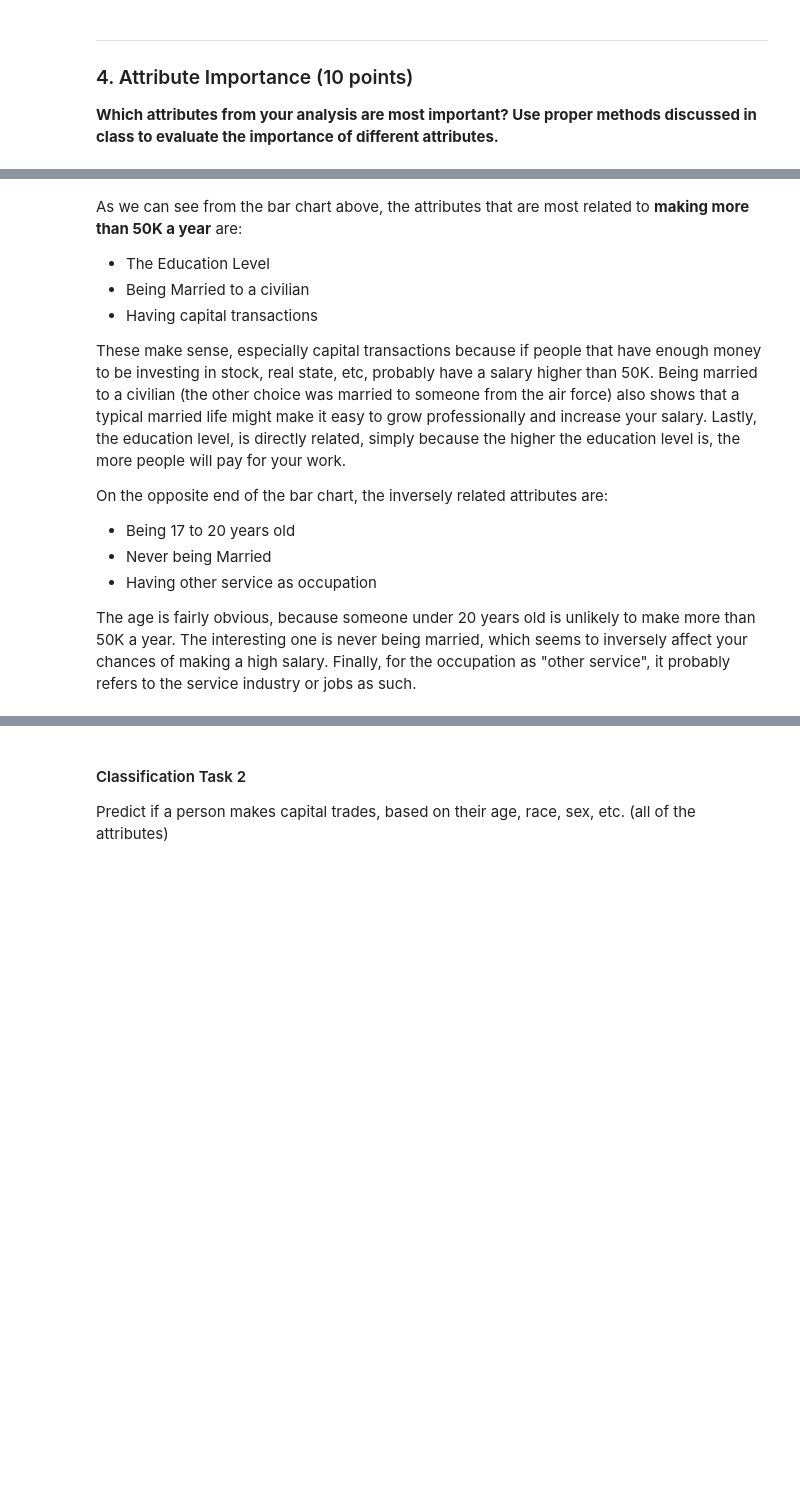
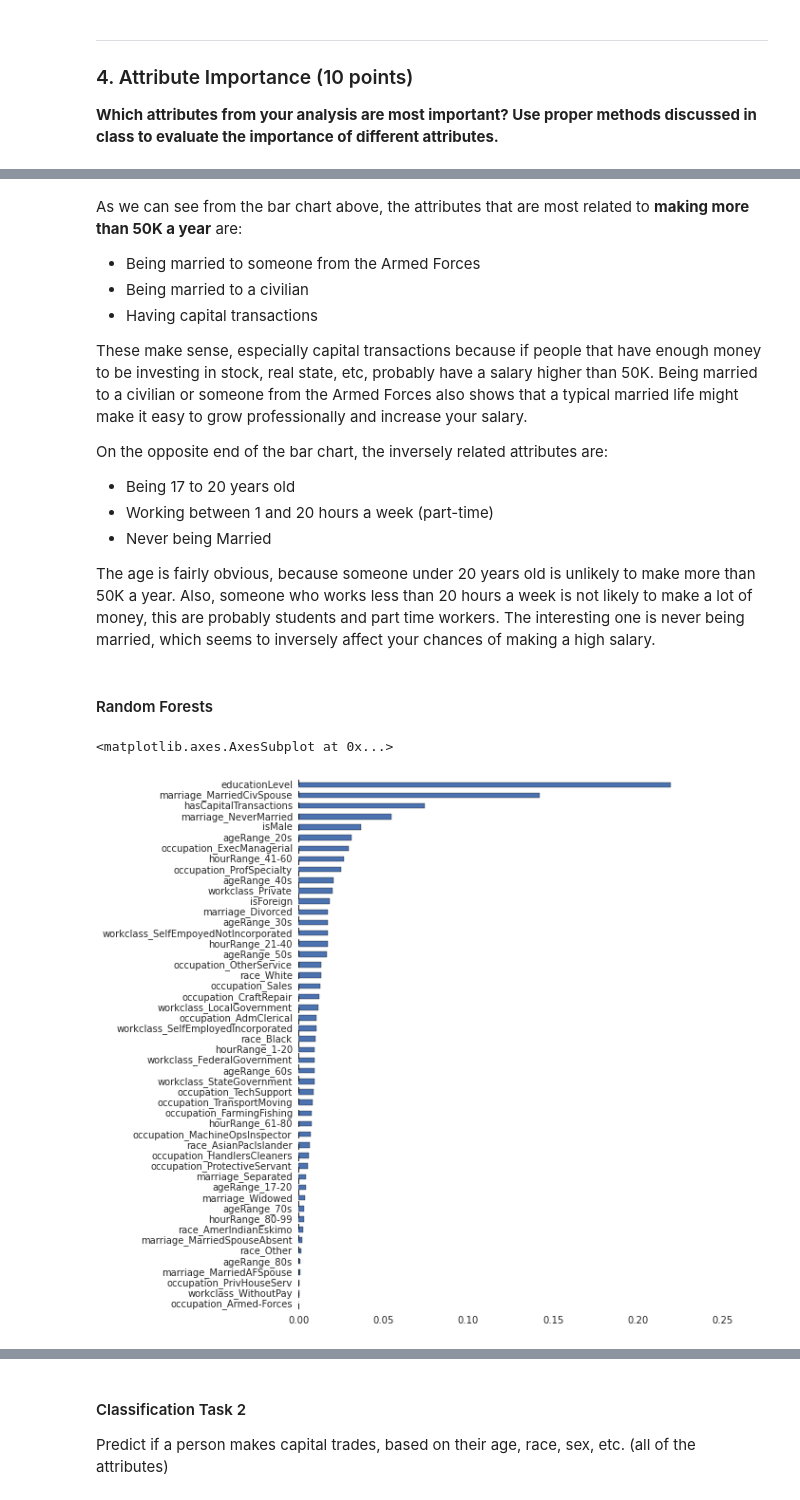
Before and after one commit to SpencerKaiser/DataMining, a Jupyter notebook: 03_AssignmentThree/A3-Master.ipynb, the cells around one changed output, grey strips where cells are left out. Drawn from its saved outputs; the diff is of its cells as text; code cells hidden in the pictures; blank space fills up the shorter version.

```diff
--- a/03_AssignmentThree/A3-Master.ipynb
+++ b/03_AssignmentThree/A3-Master.ipynb
@@ -879,18 +878,29 @@ weights.plot(kind='barh',figsize=(8,20))
 # %% [markdown]
 As we can see from the bar chart above, the attributes that are most related to **making more than 50K a year** are:
-* The Education Level
-* Being Married to a civilian
+* Being married to someone from the Armed Forces
+* Being married to a civilian
 * Having capital transactions
 
 These make sense, especially capital transactions because if people that have enough money to be investing in stock, real state, etc, probably have a salary higher than 50K.
-Being married to a civilian (the other choice was married to someone from the air force) also shows that a typical married life might make it easy to grow professionally and increase your salary.
-Lastly, the education level, is directly related, simply because the higher the education level is, the more people will pay for your work.
+Being married to a civilian or someone from the Armed Forces also shows that a typical married life might make it easy to grow professionally and increase your salary.
 
 On the opposite end of the bar chart, the inversely related attributes are:
 * Being 17 to 20 years old
+* Working between 1 and 20 hours a week (part-time)
 * Never being Married
-* Having other service as occupation
 
 The age is fairly obvious, because someone under 20 years old is unlikely to make more than 50K a year.
+Also, someone who works less than 20 hours a week is not likely to make a lot of money, this are probably students and part time workers.
 The interesting one is never being married, which seems to inversely affect your chances of making a high salary.
-Finally, for the occupation as "other service", it probably refers to the service industry or jobs as such.
+# %% [markdown]
+#### Random Forests
+# %%
+# now let's make a pandas Series with the names and values, and plot them
+%matplotlib inline
+
+weights = pd.Series(RFTask1.feature_importances_,index=df1.columns)
+weights = weights.order(ascending=True)
+weights.plot(kind='barh',figsize=(8,10))
+# %% [output]
+<matplotlib.axes.AxesSubplot at 0x...>
+[figure, added]
```
Also changed, not shown: parts of 8 cells of this notebook.
